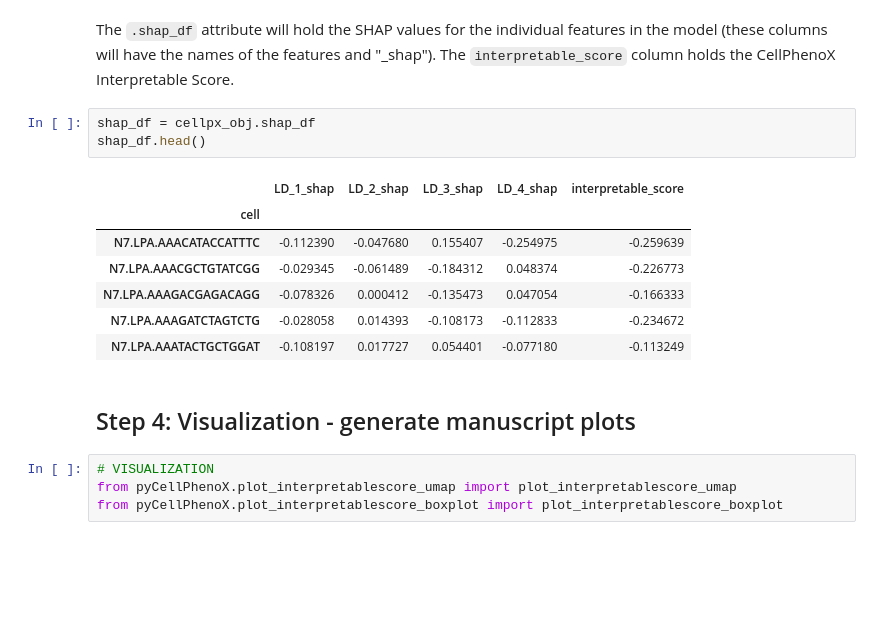
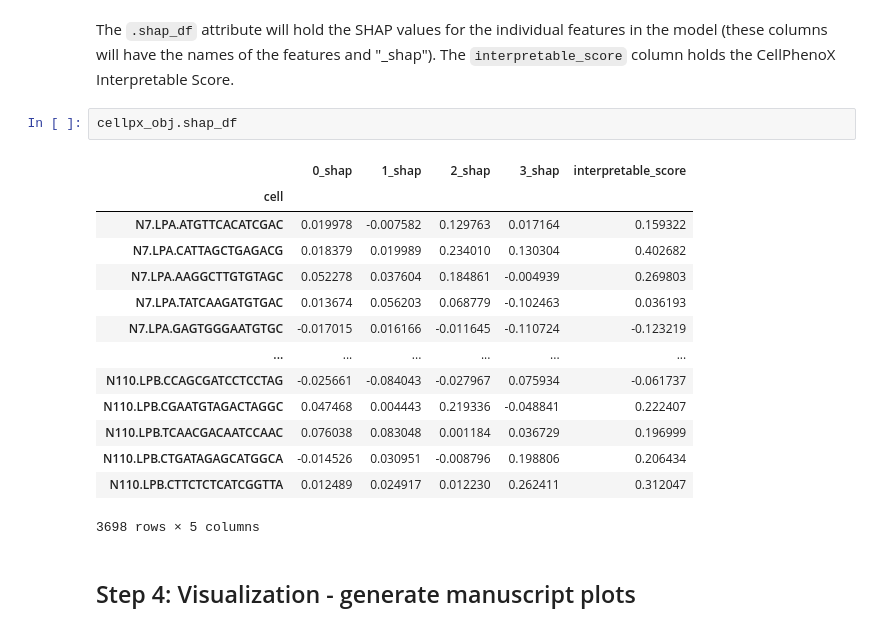
Before and after one commit to fanzhanglab/pyCellPhenoX, a Jupyter notebook: vignettes/apply_cellphenoX_inflamed_uc_fibroblast.ipynb, the cells around one changed output. Cells and saved outputs as stored; diff of their text form; blank space fills up the shorter version.

```diff
--- a/vignettes/apply_cellphenoX_inflamed_uc_fibroblast.ipynb
+++ b/vignettes/apply_cellphenoX_inflamed_uc_fibroblast.ipynb
@@ -141,19 +143,21 @@ best model precision-recall score = 0.9357
 # %% [markdown]
 The `.shap_df` attribute will hold the SHAP values for the individual features in the model (these columns will have the names of the features and "_shap"). The `interpretable_score` column holds the CellPhenoX Interpretable Score.
-# %%
-shap_df = cellpx_obj.shap_df
-shap_df.head()
-# %% [output]
-|  | LD_1_shap | LD_2_shap | LD_3_shap | LD_4_shap | interpretable_score |
-| cell |  |  |  |  |  |
-| N7.LPA.AAACATACCATTTC | -0.112390 | -0.047680 | 0.155407 | -0.254975 | -0.259639 |
-| N7.LPA.AAACGCTGTATCGG | -0.029345 | -0.061489 | -0.184312 | 0.048374 | -0.226773 |
-| N7.LPA.AAAGACGAGACAGG | -0.078326 | 0.000412 | -0.135473 | 0.047054 | -0.166333 |
-| N7.LPA.AAAGATCTAGTCTG | -0.028058 | 0.014393 | -0.108173 | -0.112833 | -0.234672 |
-| N7.LPA.AAATACTGCTGGAT | -0.108197 | 0.017727 | 0.054401 | -0.077180 | -0.113249 |
+# %%
+cellpx_obj.shap_df
+# %% [output]
+|  | 0_shap | 1_shap | 2_shap | 3_shap | interpretable_score |
+| cell |  |  |  |  |  |
+| N7.LPA.ATGTTCACATCGAC | 0.019978 | -0.007582 | 0.129763 | 0.017164 | 0.159322 |
+| N7.LPA.CATTAGCTGAGACG | 0.018379 | 0.019989 | 0.234010 | 0.130304 | 0.402682 |
+| N7.LPA.AAGGCTTGTGTAGC | 0.052278 | 0.037604 | 0.184861 | -0.004939 | 0.269803 |
+| N7.LPA.TATCAAGATGTGAC | 0.013674 | 0.056203 | 0.068779 | -0.102463 | 0.036193 |
+| N7.LPA.GAGTGGGAATGTGC | -0.017015 | 0.016166 | -0.011645 | -0.110724 | -0.123219 |
+| ... | ... | ... | ... | ... | ... |
+| N110.LPB.CCAGCGATCCTCCTAG | -0.025661 | -0.084043 | -0.027967 | 0.075934 | -0.061737 |
+| N110.LPB.CGAATGTAGACTAGGC | 0.047468 | 0.004443 | 0.219336 | -0.048841 | 0.222407 |
+| N110.LPB.TCAACGACAATCCAAC | 0.076038 | 0.083048 | 0.001184 | 0.036729 | 0.196999 |
+| N110.LPB.CTGATAGAGCATGGCA | -0.014526 | 0.030951 | -0.008796 | 0.198806 | 0.206434 |
+| N110.LPB.CTTCTCTCATCGGTTA | 0.012489 | 0.024917 | 0.012230 | 0.262411 | 0.312047 |
+3698 rows × 5 columns
 # %% [markdown]
 ## Step 4: Visualization - generate manuscript plots
-# %%
-# VISUALIZATION
-from pyCellPhenoX.plot_interpretablescore_umap import plot_interpretablescore_umap
-from pyCellPhenoX.plot_interpretablescore_boxplot import plot_interpretablescore_boxplot
```
Also changed, not shown: parts of 33 cells of this notebook, 13 other files.
